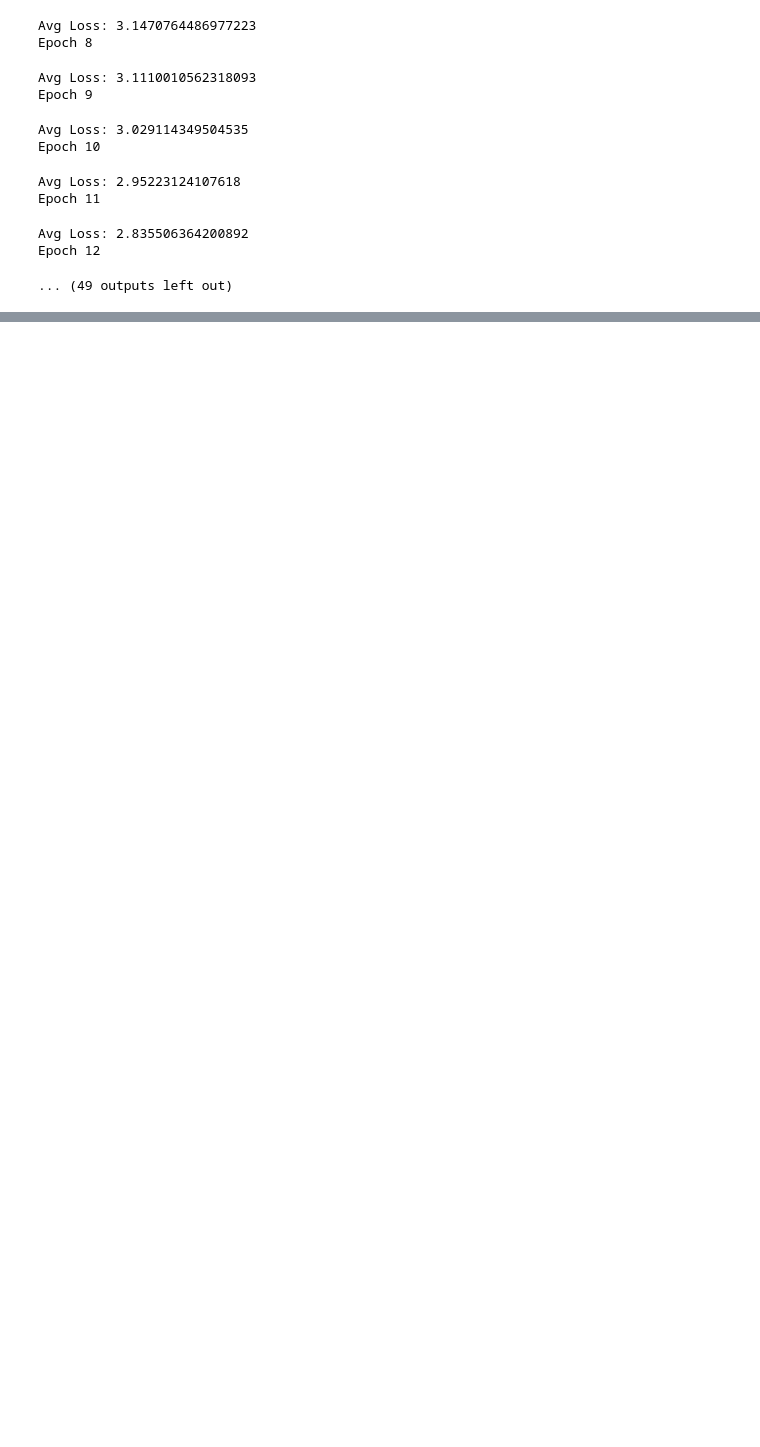
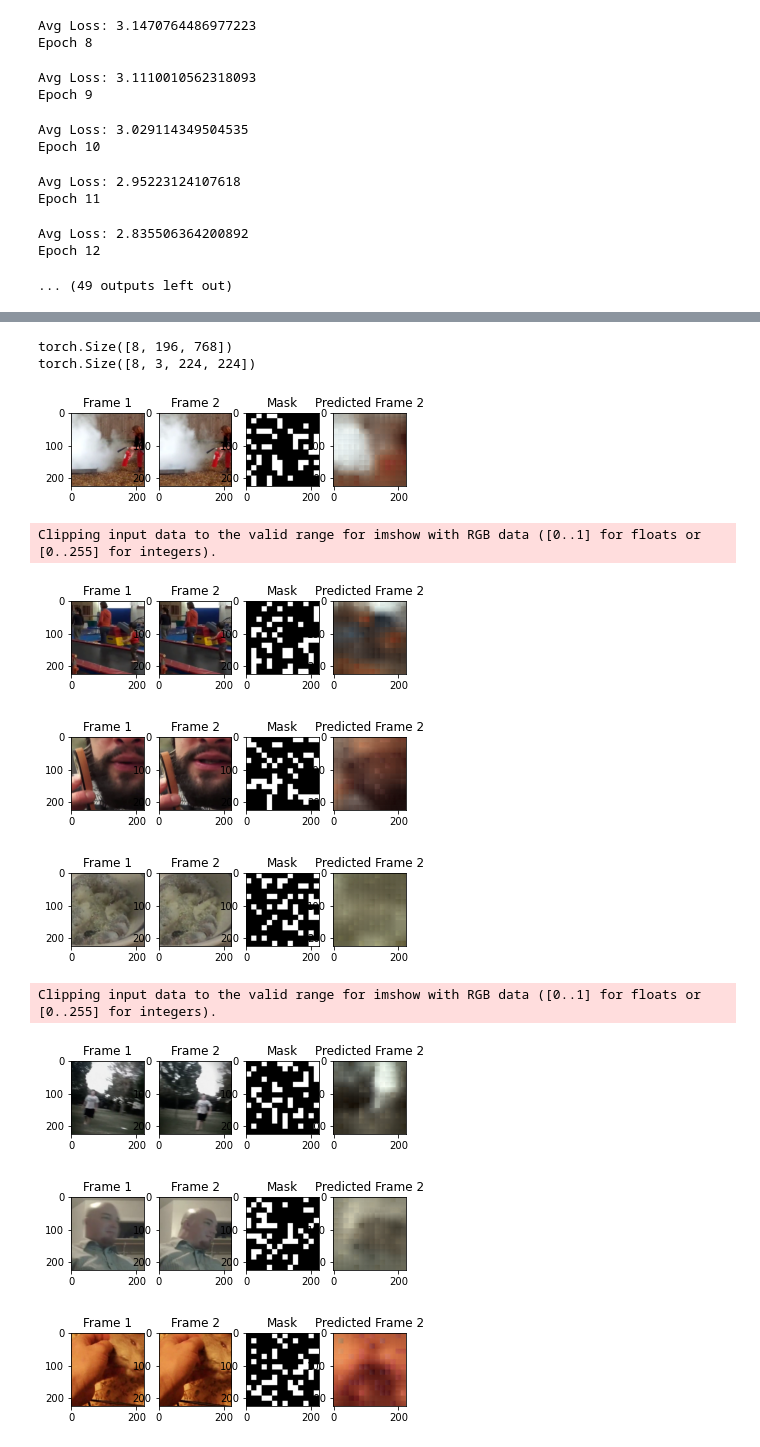
Before and after one commit to eleander/SiamMAE, a Jupyter notebook: SiamMAE.ipynb, the cells around one changed output, grey strips where cells are left out. Drawn from its saved outputs; the diff is of its cells as text; code cells hidden in the pictures; blank space fills up the shorter version.

```diff
--- a/SiamMAE.ipynb
+++ b/SiamMAE.ipynb
@@ -110,7 +108,7 @@ from datetime import datetime
 from tqdm import tqdm
 import os
 
-def train_one_epoch(epoch_index, data_loader, optimizer,scheduler, criterion, device, model):
+def train_one_epoch(data_loader, optimizer,scheduler, criterion, device, model):
     losses = []
     for i, batch in tqdm(enumerate(data_loader)):
         batch = batch["video"].to(device)
@@ -140,7 +138,7 @@ for epoch in range(EPOCHS):
     print(f"Epoch {epoch+1}")
 
     model.train()
-    losses = train_one_epoch(epoch, data_loader, optim, sched, loss, device, model)
+    losses = train_one_epoch(data_loader, optim, sched, loss, device, model)
     sched.step()
     avg_loss = sum(losses)/len(losses)
     print(f"Avg Loss: {avg_loss}")
@@ -151,12 +149,7 @@ for epoch in range(EPOCHS):
     # save checkpoint of model after each epoch in folder_to_store_checkpoints/{epoch_number}.pt
     if (epoch+1) % 10 == 0:
     # https://pytorch.org/tutorials/recipes/recipes/saving_and_loading_a_general_checkpoint.html
-        torch.save({
-            'epoch': epoch,
-            'model_state_dict': model.state_dict(),
-            'optimizer_state_dict': optim.state_dict(),
-            'loss': loss,
-        }, f"{folder_to_store_checkpoints}/{epoch+1}.pt")
+        torch.save(model, f"{folder_to_store_checkpoints}/{epoch+1}.pt")
 # %% [output]
 Epoch 1
 Avg Loss: 3.839482947681727
@@ -182,7 +175,3 @@ Epoch 11
 Avg Loss: 2.835506364200892
 Epoch 12
 ... (49 outputs left out)
-# %%
-for i in range(sample["video"].shape[1]):
-    plt.imshow(unnormalize_for_plot(sample["video"][0][:][i]))
-    plt.show()
@@ -213,0 +178,48 @@ torch.Size([8, 3, 224, 224])
+# %%
+model_path = f"checkpoints/2023-11-22_18:32:24/final.pt"
+model = torch.load(model_path).to(device)
+# %%
+sample = next(iter(data_loader))["video"]
+# %%
+import matplotlib.pyplot as plt
+
+model.eval()
+with torch.no_grad():
+    _, my_pred, mask = model(sample.to(device))
+    print(my_pred.shape)
+
+    unpatched_pred = model.mae2.unpatchify(my_pred)
+    print(unpatched_pred.shape)
+
+    # visualize the mask
+    mask = mask.detach()
+    mask = mask.unsqueeze(-1).repeat(1, 1, model.mae2.patch_embed.patch_size[0]**2 *3)  # (N, H*W, p*p*3)
+    mask = model.mae2.unpatchify(mask)  # 1 is removing, 0 is keeping
+    mask = torch.einsum('nchw->nhwc', mask).detach().cpu()
+
+    # torch.Size([8, 4, 3, 224, 224])
+    # [BATCH_SIZE x Frames x Channel x Height x Width ]
+
+    for i in range(unpatched_pred.shape[0]):
+        fig, axs = plt.subplots(1, 4)
+        axs[0].imshow(unnormalize_for_plot(sample[i][0]))
+        axs[1].imshow(unnormalize_for_plot(sample[i][1]))
+        axs[2].imshow(1-mask[i])
+        axs[3].imshow(unnormalize_for_plot(unpatched_pred[i]))
+        axs[0].set_title("Frame 1")
+        axs[1].set_title("Frame 2")
+        axs[2].set_title("Mask")
+        axs[3].set_title("Predicted Frame 2")
+        plt.show()
+# %% [output]
+torch.Size([8, 196, 768])
+torch.Size([8, 3, 224, 224])
+[figure, added]
+Clipping input data to the valid range for imshow with RGB data ([0..1] for floats or [0..255] for integers).
+[figure, added]
+[figure, added]
+[figure, added]
+Clipping input data to the valid range for imshow with RGB data ([0..1] for floats or [0..255] for integers).
+[figure, added]
+[figure, added]
+[figure, added]
```
Also changed, not shown: parts of 6 cells of this notebook.
